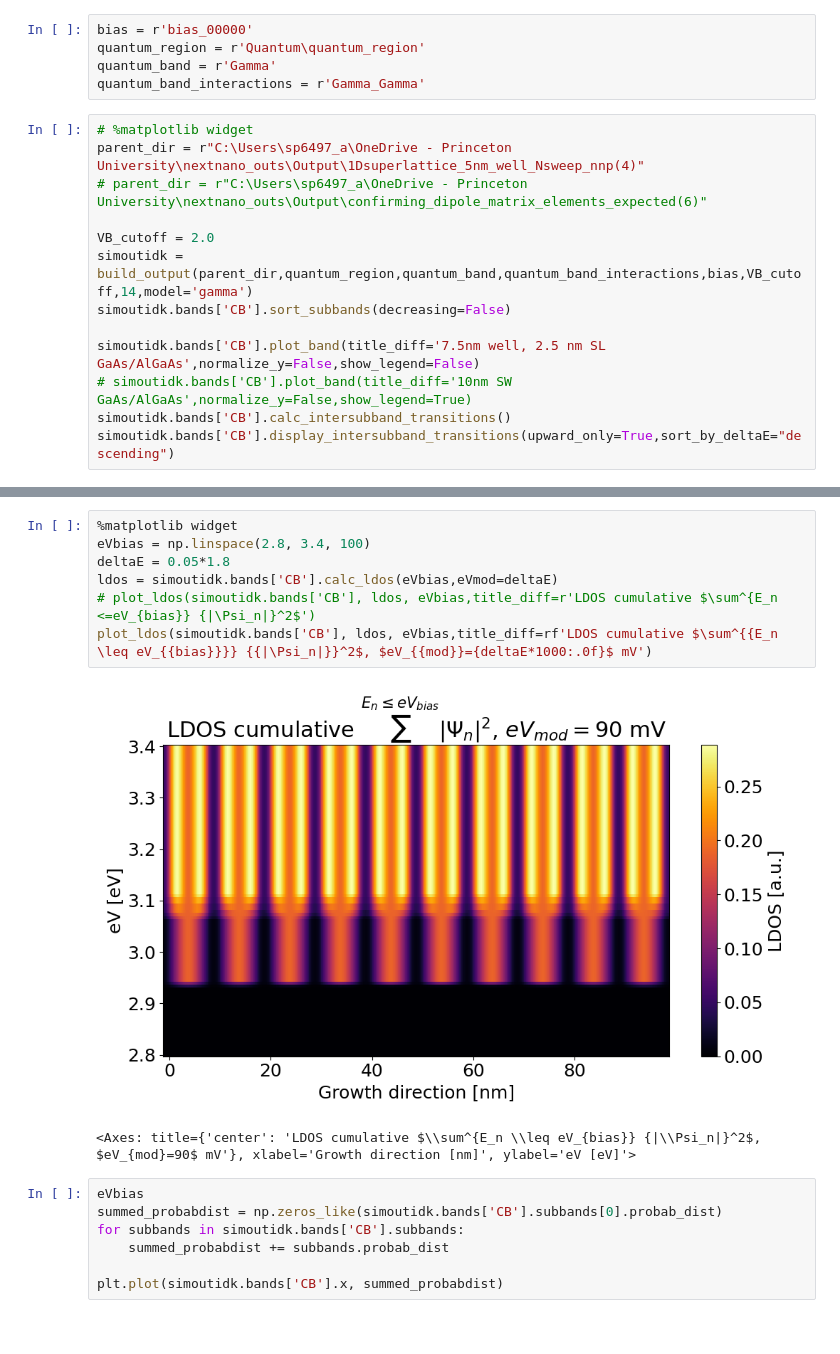
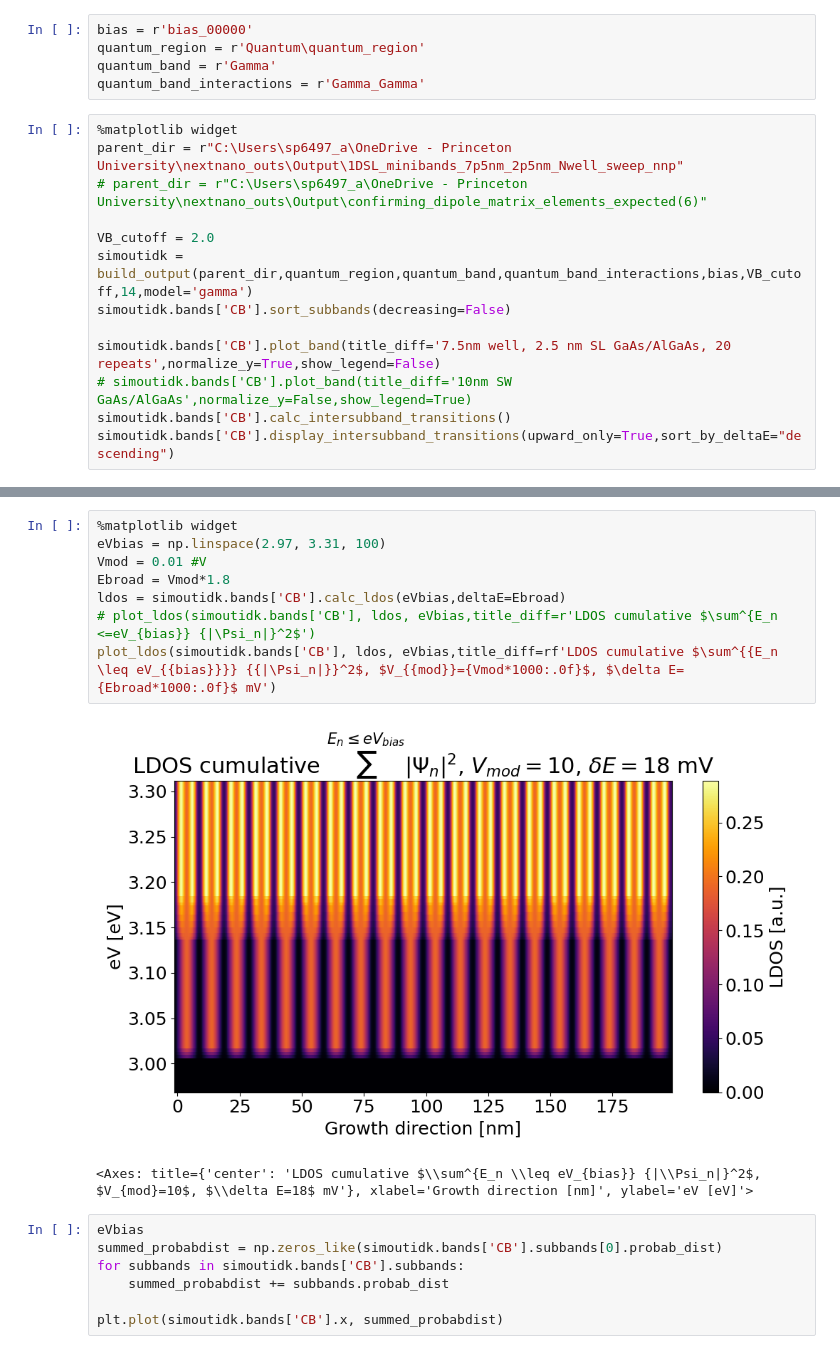
Before and after one commit to sherpsss/nextnanopy_projects, a Jupyter notebook: AlGaAsGaAsSL/LDOS.ipynb, the cells around one changed output, grey strips where cells are left out. Drawn from its saved outputs; the diff is of its cells as text.

Commit message:
LDOS vis before N state sweep added in for E spread

```diff
--- a/AlGaAsGaAsSL/LDOS.ipynb
+++ b/AlGaAsGaAsSL/LDOS.ipynb
@@ -21,15 +21,15 @@ quantum_region = r'Quantum\quantum_region'
 quantum_band = r'Gamma'
 quantum_band_interactions = r'Gamma_Gamma'
 # %%
-# %matplotlib widget
-parent_dir = r"C:\Users\sp6497_a\OneDrive - Princeton University\nextnano_outs\Output\1Dsuperlattice_5nm_well_Nsweep_nnp(4)"
+%matplotlib widget
+parent_dir = r"C:\Users\sp6497_a\OneDrive - Princeton University\nextnano_outs\Output\1DSL_minibands_7p5nm_2p5nm_Nwell_sweep_nnp"
 # parent_dir = r"C:\Users\sp6497_a\OneDrive - Princeton University\nextnano_outs\Output\confirming_dipole_matrix_elements_expected(6)"
 
 VB_cutoff = 2.0
 simoutidk = build_output(parent_dir,quantum_region,quantum_band,quantum_band_interactions,bias,VB_cutoff,14,model='gamma')
 simoutidk.bands['CB'].sort_subbands(decreasing=False)
 
-simoutidk.bands['CB'].plot_band(title_diff='7.5nm well, 2.5 nm SL GaAs/AlGaAs',normalize_y=False,show_legend=False)
+simoutidk.bands['CB'].plot_band(title_diff='7.5nm well, 2.5 nm SL GaAs/AlGaAs, 20 repeats',normalize_y=True,show_legend=False)
 # simoutidk.bands['CB'].plot_band(title_diff='10nm SW GaAs/AlGaAs',normalize_y=False,show_legend=True)
 simoutidk.bands['CB'].calc_intersubband_transitions()
 simoutidk.bands['CB'].display_intersubband_transitions(upward_only=True,sort_by_deltaE="descending")
@@ -55,14 +55,15 @@ Intersubband transition energies — CB
 -----------------------------------------------------
 # %%
 %matplotlib widget
-eVbias = np.linspace(2.8, 3.4, 100)
-deltaE = 0.05*1.8
-ldos = simoutidk.bands['CB'].calc_ldos(eVbias,eVmod=deltaE)
+eVbias = np.linspace(2.97, 3.31, 100)
+Vmod = 0.01 #V
+Ebroad = Vmod*1.8
+ldos = simoutidk.bands['CB'].calc_ldos(eVbias,deltaE=Ebroad)
 # plot_ldos(simoutidk.bands['CB'], ldos, eVbias,title_diff=r'LDOS cumulative $\sum^{E_n <=eV_{bias}} {|\Psi_n|}^2$')
-plot_ldos(simoutidk.bands['CB'], ldos, eVbias,title_diff=rf'LDOS cumulative $\sum^{{E_n \leq eV_{{bias}}}} {{|\Psi_n|}}^2$, $eV_{{mod}}={deltaE*1000:.0f}$ mV')
+plot_ldos(simoutidk.bands['CB'], ldos, eVbias,title_diff=rf'LDOS cumulative $\sum^{{E_n \leq eV_{{bias}}}} {{|\Psi_n|}}^2$, $V_{{mod}}={Vmod*1000:.0f}$, $\delta E={Ebroad*1000:.0f}$ mV')
 # %% [output]
-[figure, old version]
+[figure, new version]
-<Axes: title={'center': 'LDOS cumulative $\\sum^{E_n \\leq eV_{bias}} {|\\Psi_n|}^2$, $eV_{mod}=90$ mV'}, xlabel='Growth direction [nm]', ylabel='eV [eV]'>
+<Axes: title={'center': 'LDOS cumulative $\\sum^{E_n \\leq eV_{bias}} {|\\Psi_n|}^2$, $V_{mod}=10$, $\\delta E=18$ mV'}, xlabel='Growth direction [nm]', ylabel='eV [eV]'>
 # %%
 eVbias
 summed_probabdist = np.zeros_like(simoutidk.bands['CB'].subbands[0].probab_dist)
```
Also changed, not shown: parts of 1 cell of this notebook, 1 other file.
